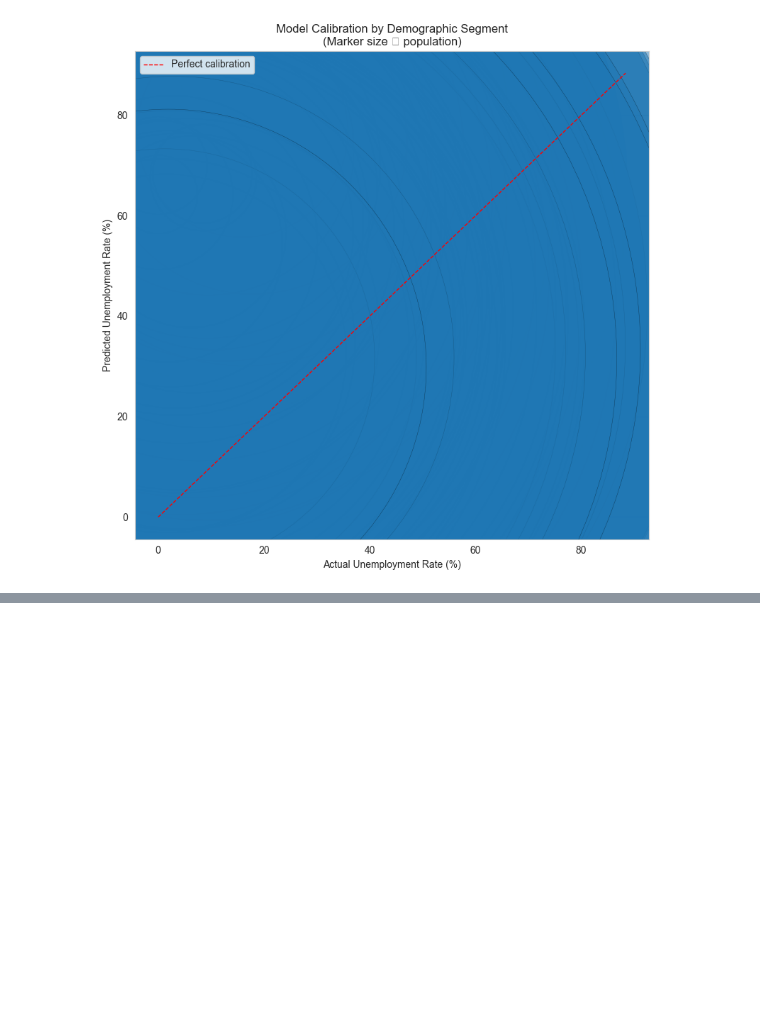
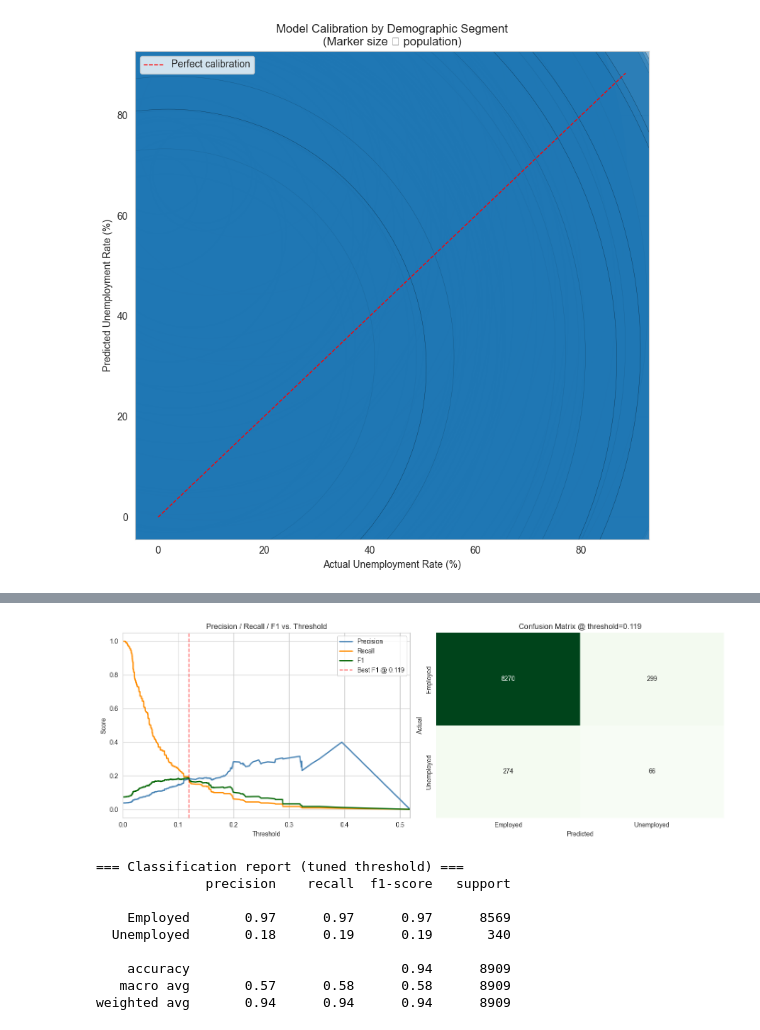
Before and after one commit to Dawlabani/cmps262_project, a Jupyter notebook: notebooks/02_modeling.ipynb, the cells around one changed output, grey strips where cells are left out. Drawn from its saved outputs; the diff is of its cells as text; code cells hidden in the pictures; blank space fills up the shorter version.

```diff
--- a/notebooks/02_modeling.ipynb
+++ b/notebooks/02_modeling.ipynb
@@ -570,0 +672,43 @@ plt.show()
+# %%
+# Visualize threshold sweep
+fig, axes = plt.subplots(1, 2, figsize=(14, 5))
+
+axes[0].plot(thresholds, precisions, label='Precision', color='steelblue', lw=2)
+axes[0].plot(thresholds, recalls, label='Recall', color='darkorange', lw=2)
+axes[0].plot(thresholds, f1_scores, label='F1', color='darkgreen', lw=2)
+axes[0].axvline(best_thresh, color='red', linestyle='--', alpha=0.6, label=f'Best F1 @ {best_thresh:.3f}')
+axes[0].set_xlabel('Threshold')
+axes[0].set_ylabel('Score')
+axes[0].set_title('Precision / Recall / F1 vs. Threshold')
+axes[0].legend()
+axes[0].set_xlim([0, max(thresholds.max(), 0.5)])
+
+# Apply best-F1 threshold and compare to default
+y_pred_tuned = (y_proba_cal >= best_thresh).astype(int)
+y_pred_default = (y_proba_cal >= 0.5).astype(int)
+
+from sklearn.metrics import confusion_matrix
+cm_tuned = confusion_matrix(y_test, y_pred_tuned)
+sns.heatmap(cm_tuned, annot=True, fmt='d', cmap='Greens', cbar=False,
+            xticklabels=['Employed', 'Unemployed'],
+            yticklabels=['Employed', 'Unemployed'], ax=axes[1])
+axes[1].set_xlabel('Predicted')
+axes[1].set_ylabel('Actual')
+axes[1].set_title(f'Confusion Matrix @ threshold={best_thresh:.3f}')
+
+plt.tight_layout()
+plt.show()
+
+print('\n=== Classification report (tuned threshold) ===')
+print(classification_report(y_test, y_pred_tuned, target_names=['Employed', 'Unemployed']))
+# %% [output]
+[figure, added]
+=== Classification report (tuned threshold) ===
+              precision    recall  f1-score   support
+
+    Employed       0.97      0.97      0.97      8569
+  Unemployed       0.18      0.19      0.19       340
+
+    accuracy                           0.94      8909
+   macro avg       0.57      0.58      0.58      8909
+weighted avg       0.94      0.94      0.94      8909
```
Also changed, not shown: parts of 11 cells of this notebook.
